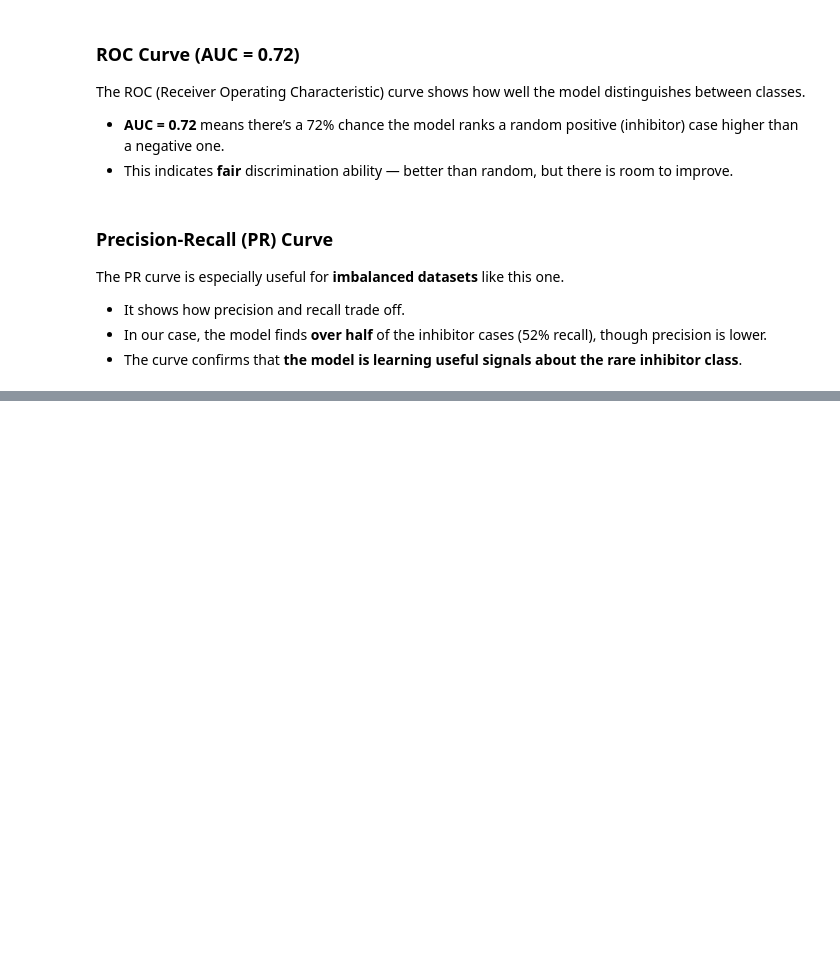
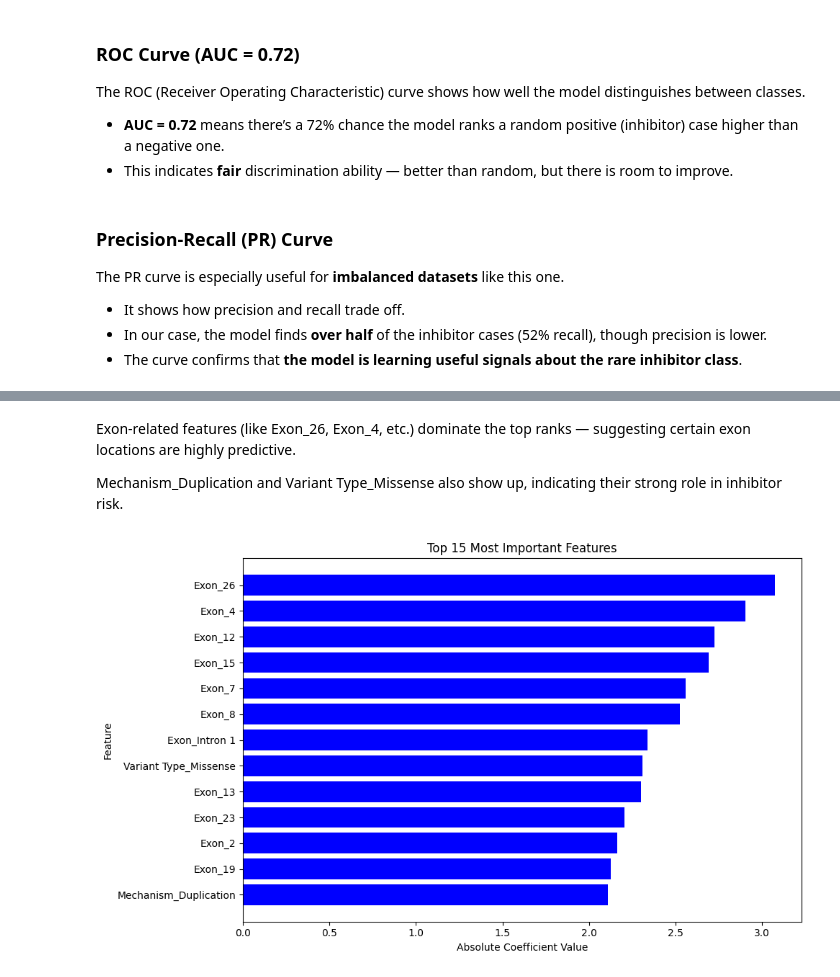
Before and after one commit to kathisw/hemophilia, a Jupyter notebook: Hemophilia_Logistic_Regression_ipynb.ipynb, the cells around one changed output, grey strips where cells are left out. Drawn from its saved outputs; the diff is of its cells as text; code cells hidden in the pictures; blank space fills up the shorter version.

```diff
--- a/Hemophilia_Logistic_Regression_ipynb.ipynb
+++ b/Hemophilia_Logistic_Regression_ipynb.ipynb
@@ -207,3 +220,18 @@ The PR curve is especially useful for **imbalanced datasets** like this one.
 - It shows how precision and recall trade off.
 - In our case, the model finds **over half** of the inhibitor cases (52% recall), though precision is lower.
 - The curve confirms that **the model is learning useful signals about the rare inhibitor class**.
+# %%
+# Get feature names and coefficients from your trained logistic regression model
+feature_names = X_encoded.columns
+coefficients = clf.coef_[0]  # use the correct model variable, here it's 'clf'
+
+# Create DataFrame of feature importance
+feature_importance_df = pd.DataFrame({
+    'Feature': feature_names,
+    'Coefficient': coefficients,
+    'Importance (abs)': abs(coefficients)
+})
+
+# Sort by importance and display top 15
+feature_importance_df = feature_importance_df.sort_values(by='Importance (abs)', ascending=False)
+feature_importance_df.head(15)
@@ -209,0 +255,21 @@ The PR curve is especially useful for **imbalanced datasets** like this one.
+# %% [markdown]
+Exon-related features (like Exon_26, Exon_4, etc.) dominate the top ranks — suggesting certain exon locations are highly predictive.
+
+Mechanism_Duplication and Variant Type_Missense also show up, indicating their strong role in inhibitor risk.
+# %%
+import matplotlib.pyplot as plt
+
+# Sort by absolute importance (already done if using feature_importance_df from before)
+top_features = feature_importance_df.sort_values(by='Importance (abs)', ascending=False).head(15)
+
+# Plot
+plt.figure(figsize=(10, 6))
+plt.barh(top_features['Feature'], top_features['Importance (abs)'], color='blue')
+plt.xlabel('Absolute Coefficient Value')
+plt.ylabel('Feature')
+plt.title('Top 15 Most Important Features')
+plt.gca().invert_yaxis()
+plt.tight_layout()
+plt.show()
+# %% [output]
+[figure, added]
```
Also changed, not shown: parts of 3 cells of this notebook.
